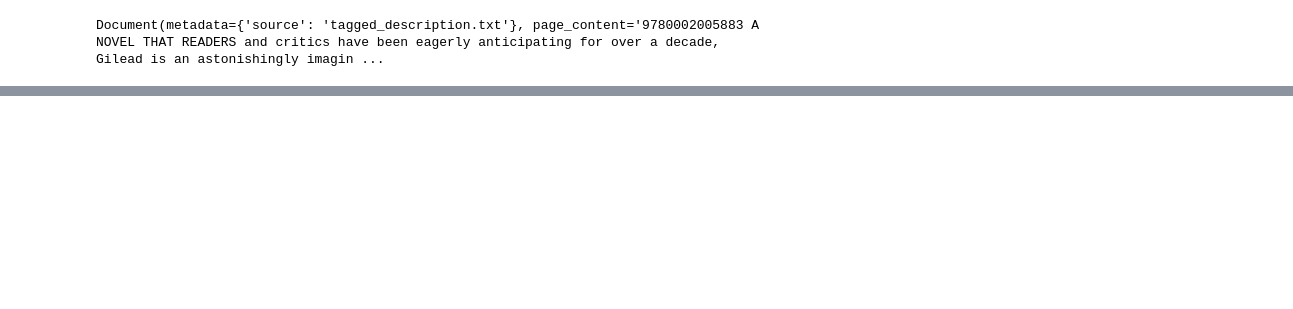
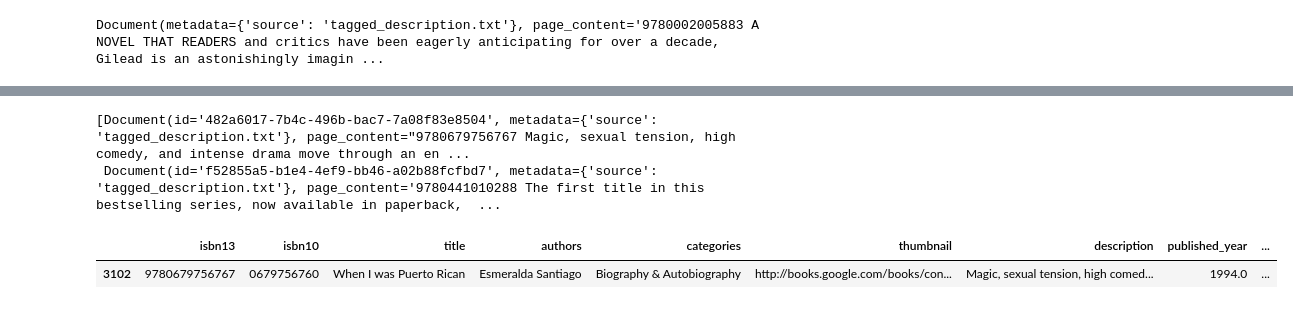
Before and after one commit to makarand-z/llm-book-recommender, a Jupyter notebook: vector-search.ipynb, the cells around one changed output, grey strips where cells are left out. Drawn from its saved outputs; the diff is of its cells as text; code cells hidden in the pictures; blank space fills up the shorter version.

```diff
--- a/vector-search.ipynb
+++ b/vector-search.ipynb
@@ -75,0 +99,12 @@ Document(metadata={'source': 'tagged_description.txt'}, page_content='9780002005
+# %%
+query = "A book about magic"
+docs = db_books.similarity_search(query, k = 2)
+docs
+# %% [output]
+[Document(id='482a6017-7b4c-496b-bac7-7a08f83e8504', metadata={'source': 'tagged_description.txt'}, page_content="9780679756767 Magic, sexual tension, high comedy, and intense drama move through an en ...
+ Document(id='f52855a5-b1e4-4ef9-bb46-a02b88fcfbd7', metadata={'source': 'tagged_description.txt'}, page_content='9780441010288 The first title in this bestselling series, now available in paperback,  ...
+# %%
+books[books["isbn13"] == int(docs[0].page_content.split()[0].strip())]
+# %% [output]
+|  | isbn13 | isbn10 | title | authors | categories | thumbnail | description | published_year | ... |
+| 3102 | 9780679756767 | 0679756760 | When I was Puerto Rican | Esmeralda Santiago | Biography & Autobiography | http://books.google.com/books/con... | Magic, sexual tension, high comed... | 1994.0 | ... |
```
Also changed, not shown: parts of 6 cells of this notebook, 1 other file.
